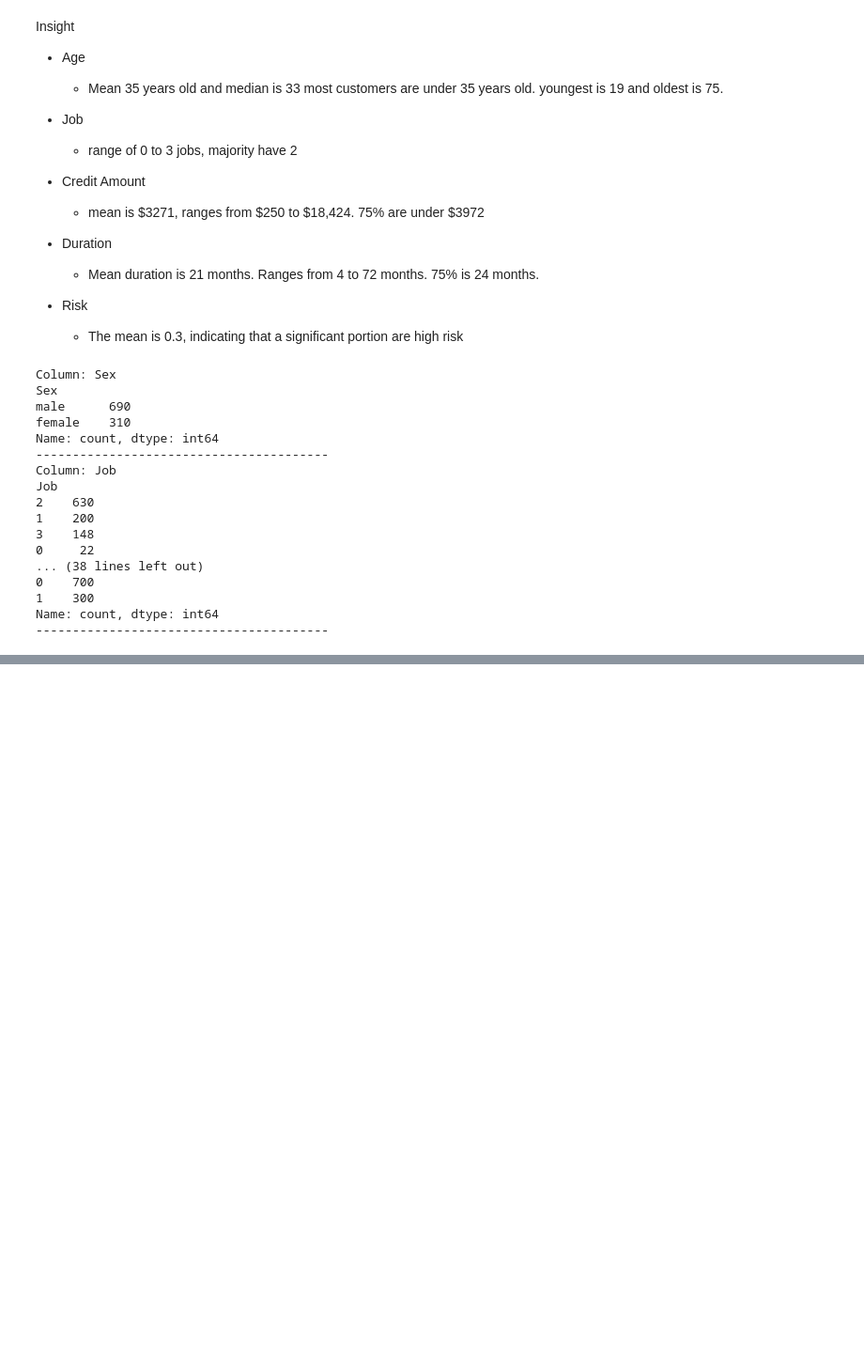
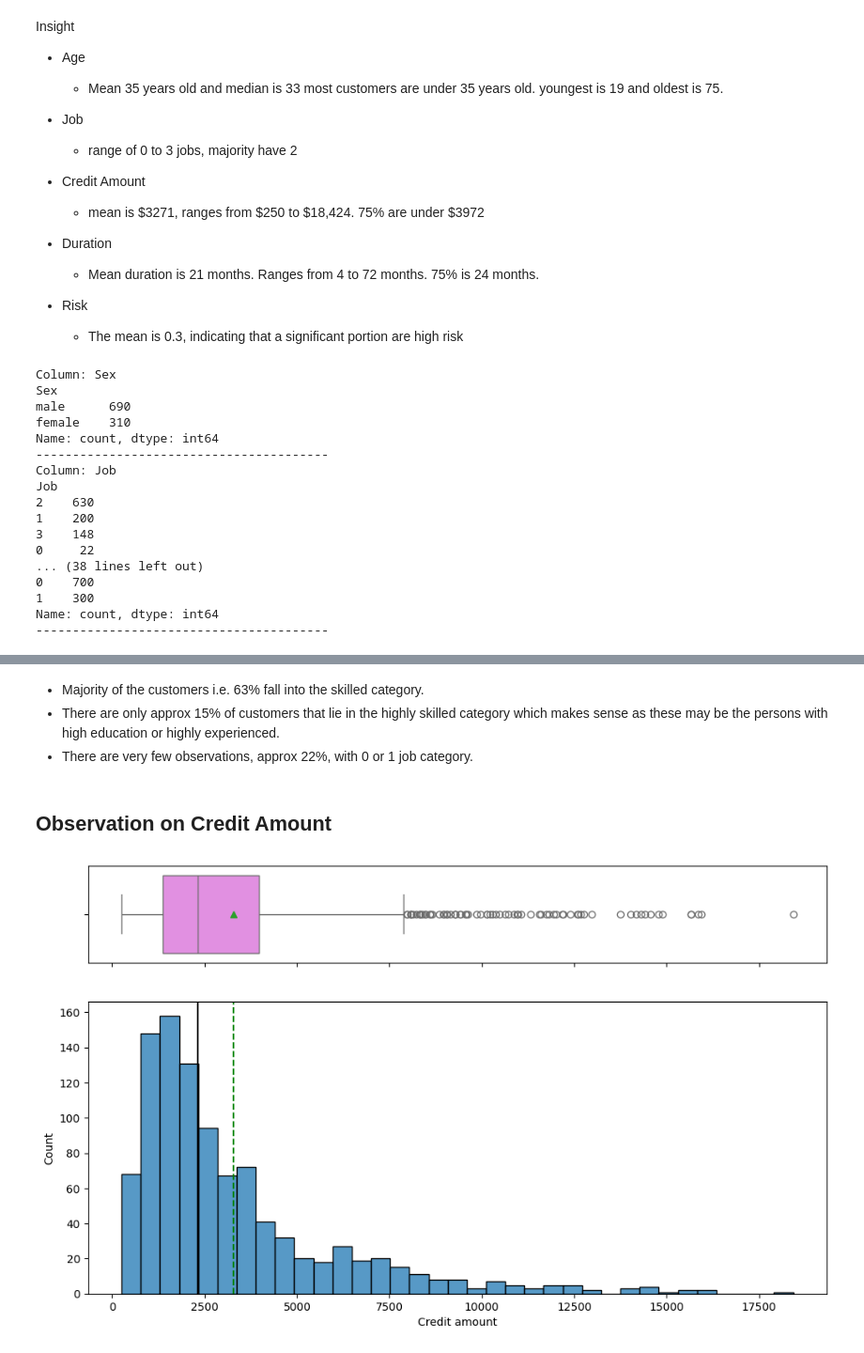
Before and after one commit to HunterKane/University-of-Texas-AI-ML-Projects-, a Jupyter notebook: Practice 2 Case Study - Credit Card Analysis/German_Credit_Analysis.ipynb, the cells around one changed output, grey strips where cells are left out. Shown at 94% size. Cells and saved outputs as stored; diff of their text form; code cells hidden in the pictures; blank space fills up the shorter version.

```diff
--- a/Practice 2 Case Study - Credit Card Analysis/German_Credit_Analysis.ipynb
+++ b/Practice 2 Case Study - Credit Card Analysis/German_Credit_Analysis.ipynb
@@ -334,0 +475,10 @@ However, a significant proportion of applicants have been classified as defaulte
+# %% [markdown]
+- Majority of the customers i.e. 63% fall into the skilled category.
+- There are only approx 15% of customers that lie in the highly skilled category which makes sense as these may be the persons with high education or highly experienced.
+- There are very few observations, approx 22%, with 0 or 1 job category.
+# %% [markdown]
+## Observation on Credit Amount
+# %%
+histogram_boxplot(data, "Credit amount")
+# %% [output]
+[figure, added]
```
Also changed, not shown: parts of 22 cells of this notebook.
